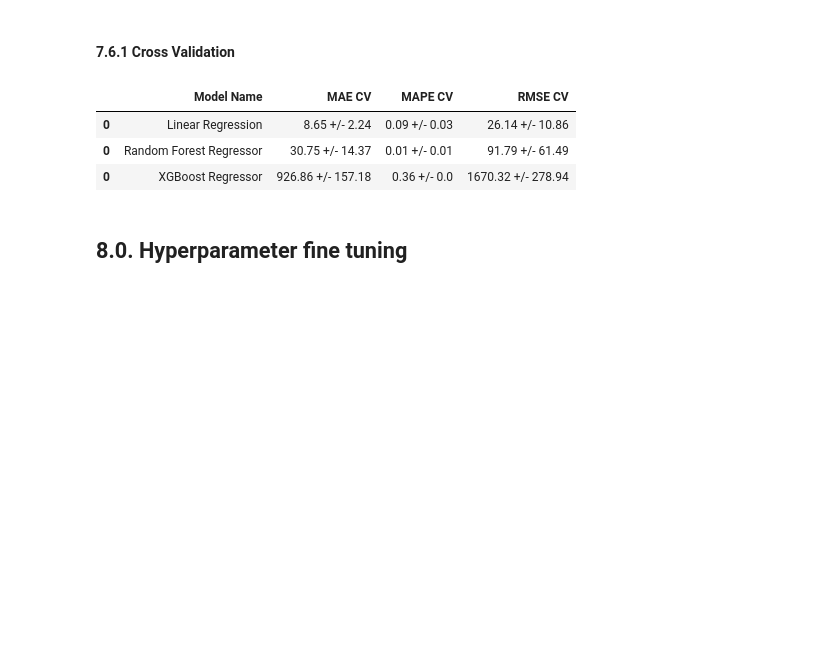
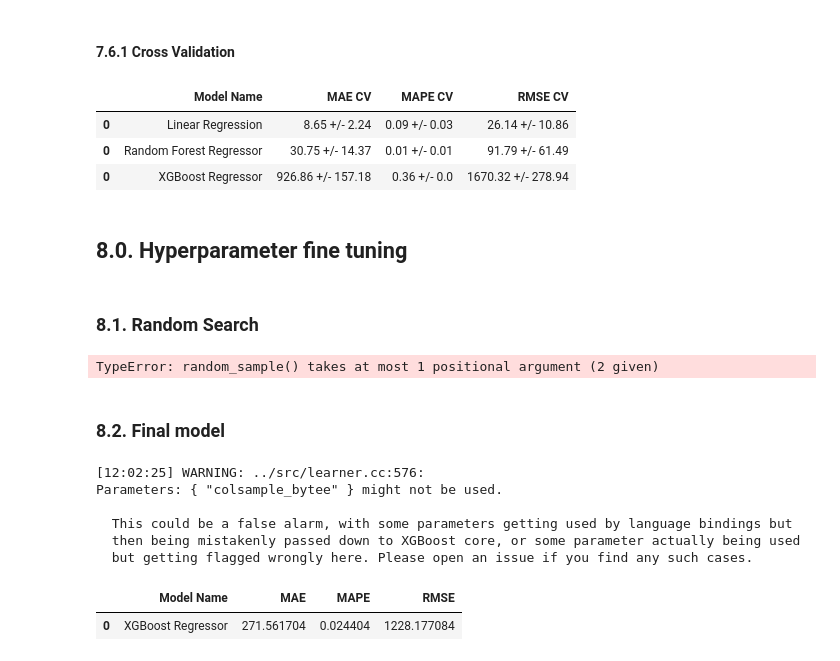
Before and after one commit to wilianuhlmann/predict_profitability_dr, a Jupyter notebook: alpha_funding.ipynb, the cells around one changed output. Drawn from its saved outputs; the diff is of its cells as text; code cells hidden in the pictures; blank space fills up the shorter version.

```diff
--- a/alpha_funding.ipynb
+++ b/alpha_funding.ipynb
@@ -1374,0 +1373,2 @@ modelling_result_cv
+# %% [markdown]
+### 8.1. Random Search
@@ -1374,0 +1386,62 @@ modelling_result_cv
+# %%
+final_result = pd.DataFrame()
+#
+for i in range( MAX_EVAL ):
+#    # choose values for parameters randomly
+    hp = { k: random.sample( v, 1 )[0] for k, v in param.items() }
+    print( hp )
+#
+#    # model
+    model_xgb = xgb.XGBRegressor( objective='reg:squarederror',
+                                  n_estimators=hp['n_estimators'],
+                                  eta=hp['eta'],
+                                  max_depth=hp['max_depth'],
+                                  subsample=hp['subsample'],
+                                  colsample_bytee=hp['colsample_bytree'],
+                                  min_child_weight=hp['min_child_weight'] )
+
+    # performance
+    result = cross_validation( x_training, 5, 'XGBoost Regressor', model_xgb, verbose=True )
+    final_result = pd.concat( [final_result, result] )
+#
+final_result
+# %% [output]
+TypeError: random_sample() takes at most 1 positional argument (2 given)
+# %% [markdown]
+### 8.2. Final model
+# %%
+param_tuned = {
+    'n_estimators': 3000,
+    'eta': 0.03,
+    'max_depth': 5,
+    'subsample': 0.7,
+    'colsample_bytree': 0.7,
+    'min_child_weight': 3
+        }
+# %%
+
+
+# model
+model_xgb_tuned = xgb.XGBRegressor( objective='reg:squarederror',
+                                    n_estimators=param_tuned['n_estimators'],
+                                    eta=param_tuned['eta'],
+                                    max_depth=param_tuned['max_depth'],
+                                    subsample=param_tuned['subsample'],
+                                    colsample_bytee=param_tuned['colsample_bytree'],
+                                    min_child_weight=param_tuned['min_child_weight'] ).fit( x_train, y_train )
+
+# prediction
+yhat_xgb_tuned = model_xgb_tuned.predict( x_test )
+
+# performance
+xgb_result_tuned = ml_error( 'XGBoost Regressor', y_test, yhat_xgb_tuned)
+xgb_result_tuned
+# %% [output]
+[12:02:25] WARNING: ../src/learner.cc:576:
+Parameters: { "colsample_bytee" } might not be used.
+
+  This could be a false alarm, with some parameters getting used by language bindings but
+  then being mistakenly passed down to XGBoost core, or some parameter actually being used
+  but getting flagged wrongly here. Please open an issue if you find any such cases.
+|  | Model Name | MAE | MAPE | RMSE |
+| 0 | XGBoost Regressor | 271.561704 | 0.024404 | 1228.177084 |
```
Also changed, not shown: parts of 17 cells of this notebook.
